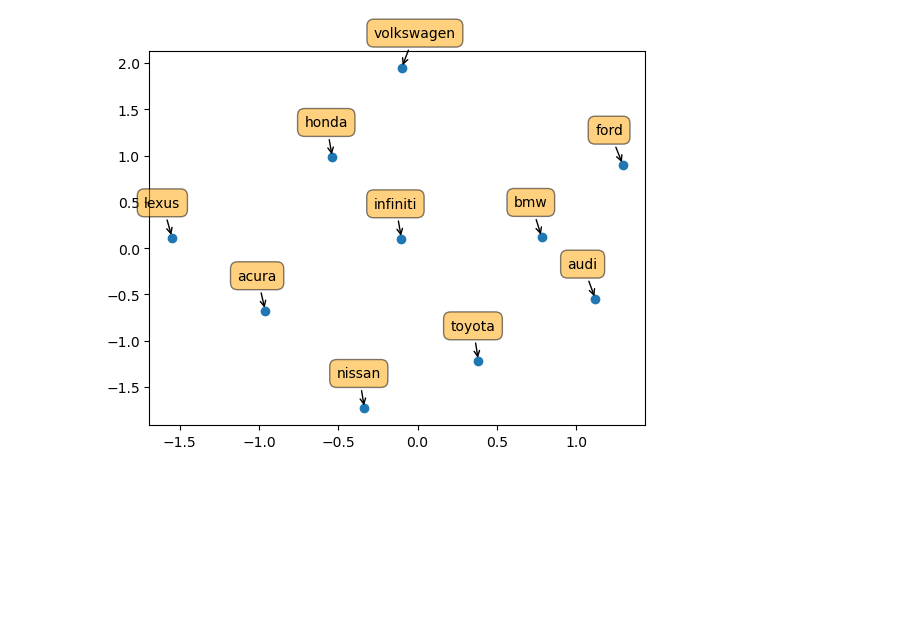
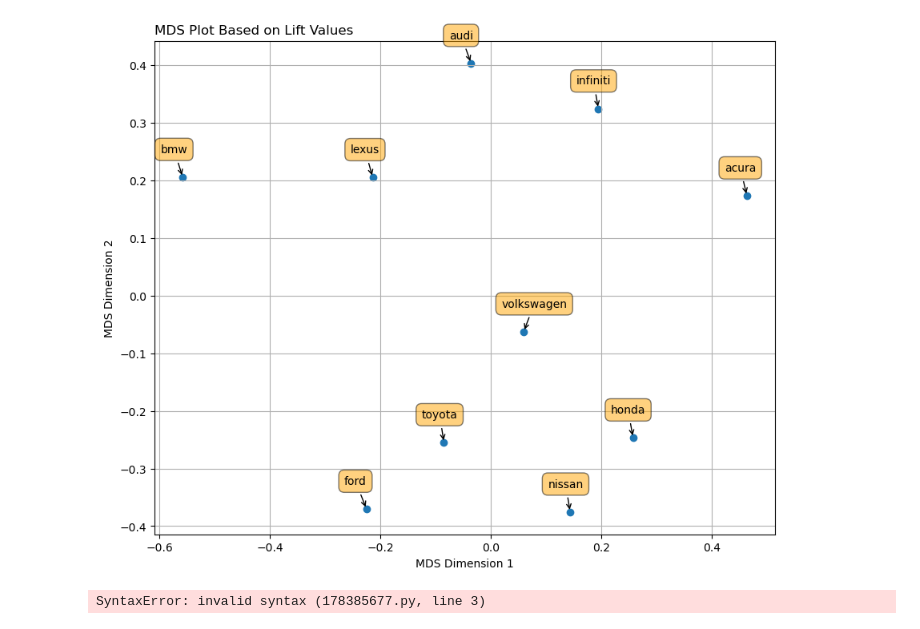
Before and after one commit to jncurrea/Edmunds_Scraper, a Jupyter notebook: Evan.LiftValues_Calculations (Correct).ipynb, the cells around one changed output. Saved outputs shown, nothing was run; the diff lists cells and outputs as text; code cells hidden in the pictures; blank space fills up the shorter version.

Commit message:
Better file and MDS Plot

```diff
--- a/Evan.LiftValues_Calculations (Correct).ipynb
+++ b/Evan.LiftValues_Calculations (Correct).ipynb
@@ -170,29 +127,60 @@ Top 10 brands: ['bmw', 'acura', 'infiniti', 'audi', 'lexus', 'honda', 'toyota',
 # %%
 import numpy as np
 import matplotlib.pyplot as plt
+from sklearn import manifold
+
+# Ensure `df_lift` is available and contains the lift values
 
 # Pivot df_lift to create a matrix for dissimilarity
-dissimilarity_matrix = df_lift.pivot(index='word1', columns='word2', values='lift_value')
+lift_matrix = df_lift.pivot(index='word1', columns='word2', values='lift_value').fillna(0)
 
-# Ensure the diagonal is filled with zeros
-np.fill_diagonal(dissimilarity_matrix.values, 0)
+# Invert the lift values to treat higher values as closer (distance)
+# Use a small constant to avoid division by zero errors
+dissimilarity_matrix = 1 / (lift_matrix + 1e-10)
+np.fill_diagonal(dissimilarity_matrix.values, 0)  # Set diagonal to zero
 
-# Proceed with MDS
-from sklearn import manifold
+# Multidimensional Scaling (MDS)
 seed = np.random.RandomState(seed=3)
 mds = manifold.MDS(n_components=2, max_iter=3000, eps=1e-9,
-                   random_state=seed, dissimilarity="precomputed", n_jobs=1)
-results = mds.fit(dissimilarity_matrix)
-coords = results.embedding_
+                   random_state=seed, dissimilarity="precomputed")
 
-# Plotting
-plt.subplots_adjust(bottom=0.1)
+try:
+    results = mds.fit(dissimilarity_matrix)
+    coords = results.embedding_
+except ValueError as e:
+    print(f"Error during MDS fitting: {e}")
+    coords = np.zeros((len(lift_matrix), 2))  # Placeholder in case of error
+
+# Plotting the MDS results
+plt.figure(figsize=(10, 8))
 plt.scatter(coords[:, 0], coords[:, 1], marker='o')
-for label, x, y in zip(top_brands, coords[:, 0], coords[:, 1]):
+
+# Annotate each point with the corresponding brand name
+for label, x, y in zip(lift_matrix.index, coords[:, 0], coords[:, 1]):
     plt.annotate(label, xy=(x, y), xytext=(-20, 20),
                  textcoords='offset points', ha='left', va='bottom',
                  bbox=dict(boxstyle='round,pad=0.5', fc='orange', alpha=0.5),
                  arrowprops=dict(arrowstyle='->', connectionstyle='arc3,rad=0'))
+
+# Left-align the title
+plt.title('MDS Plot Based on Lift Values', loc='left')
+plt.xlabel('MDS Dimension 1')
+plt.ylabel('MDS Dimension 2')
+plt.grid(True)
 plt.show()
 # %% [output]
-[figure, old version]
+[figure, new version]
+# %%
+# Takeaways
+
+- Volkswagen is a middle brand between beginner and entry level luxury cars
+- Audi is talked about more with VW than any other brand
+- Luxury brands are distinct while entry level are not
+
+In viewing the MDS plot there arae two major clumps. The first is the more casual brands of VW, Nissan, Honda, then there are the luxury brands. These cluster indicate people see the luxury cars as different from the more entry level vehicles. Secondly, Volkswagen owners would be the best to target for shifting to a luxury brand. Volkswagon had the strongest lift with Audi while also having strong lifts with Nissian and Honda. In essence, Volkswagen could be considered a middle man brand between entry level and entry luxury based on the data.
+
+Audi is another interesting brand since it's strongest lift happens to be between VW, but everything else is close to 1. People talk about Audi and VW more than Audi and other luxury brands. Therefore, Audi as a brand should use maarketing spend on VW users.
+
+Lastly, the luxury brands do not have as strong as a lift as the "more basic" brands do. It wold indiciate that there is a lack of people using luxury brands in the same post. The lack of lift could indicate that the people posting see the luxury brands as more distinct and in less need of comparison vs the entry level vehical brands.
+# %% [output]
+SyntaxError: invalid syntax (178385677.py, line 3)
```
Also changed, not shown: parts of 1 cell of this notebook.
